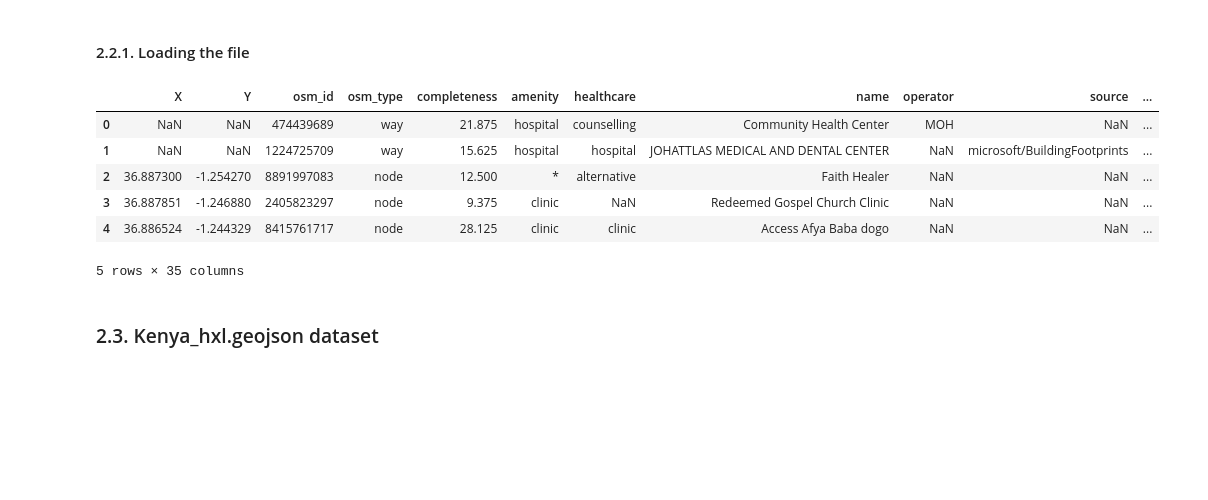
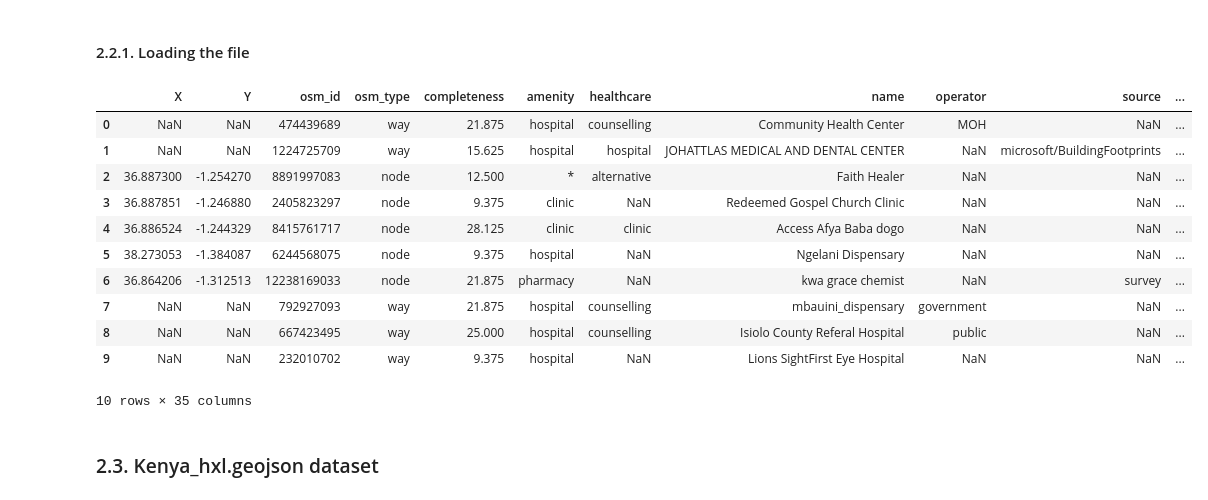
Before and after one commit to Joe2003-ops/Outbreak-Readiness-System, a Jupyter notebook: Outbreak_System.ipynb, the cells around one changed output. Drawn from its saved outputs; the diff is of its cells as text; code cells hidden in the pictures; blank space fills up the shorter version.

```diff
--- a/Outbreak_System.ipynb
+++ b/Outbreak_System.ipynb
@@ -62,15 +103,20 @@ dtype: int64
 #### 2.2.1. Loading the file
 # %%
 kenya_df = pd.read_csv("./Datasets/kenya.csv")
-kenya_df.head()
+kenya_df.head(10)
 # %% [output]
 |  | X | Y | osm_id | osm_type | completeness | amenity | healthcare | name | operator | source | ... |
 | 0 | NaN | NaN | 474439689 | way | 21.875 | hospital | counselling | Community Health Center | MOH | NaN | ... |
 | 1 | NaN | NaN | 1224725709 | way | 15.625 | hospital | hospital | JOHATTLAS MEDICAL AND DENTAL CENTER | NaN | microsoft/BuildingFootprints | ... |
 | 2 | 36.887300 | -1.254270 | 8891997083 | node | 12.500 | * | alternative | Faith Healer | NaN | NaN | ... |
 | 3 | 36.887851 | -1.246880 | 2405823297 | node | 9.375 | clinic | NaN | Redeemed Gospel Church Clinic | NaN | NaN | ... |
 | 4 | 36.886524 | -1.244329 | 8415761717 | node | 28.125 | clinic | clinic | Access Afya Baba dogo | NaN | NaN | ... |
+| 5 | 38.273053 | -1.384087 | 6244568075 | node | 9.375 | hospital | NaN | Ngelani Dispensary | NaN | NaN | ... |
+| 6 | 36.864206 | -1.312513 | 12238169033 | node | 21.875 | pharmacy | NaN | kwa grace chemist | NaN | survey | ... |
+| 7 | NaN | NaN | 792927093 | way | 21.875 | hospital | counselling | mbauini_dispensary | government | NaN | ... |
+| 8 | NaN | NaN | 667423495 | way | 25.000 | hospital | counselling | Isiolo County Referal Hospital | public | NaN | ... |
+| 9 | NaN | NaN | 232010702 | way | 9.375 | hospital | NaN | Lions SightFirst Eye Hospital | NaN | NaN | ... |
-5 rows × 35 columns
+10 rows × 35 columns
 # %% [markdown]
 ### 2.3. Kenya_hxl.geojson dataset
 # %% [markdown]
```
Also changed, not shown: parts of 5 cells of this notebook.
